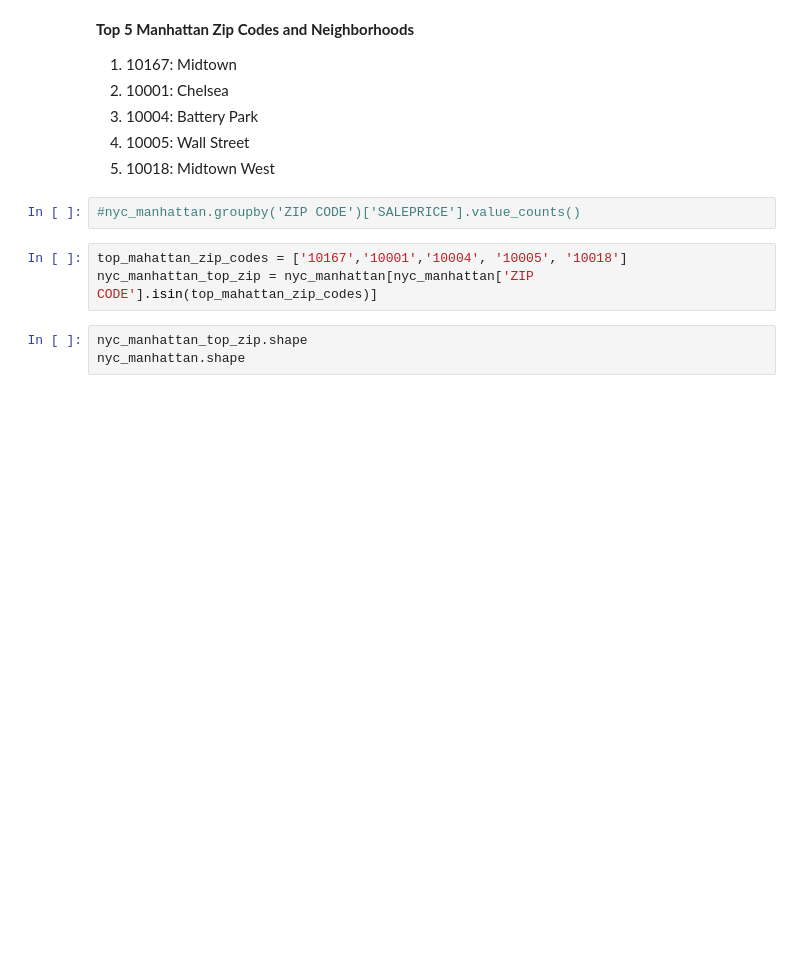
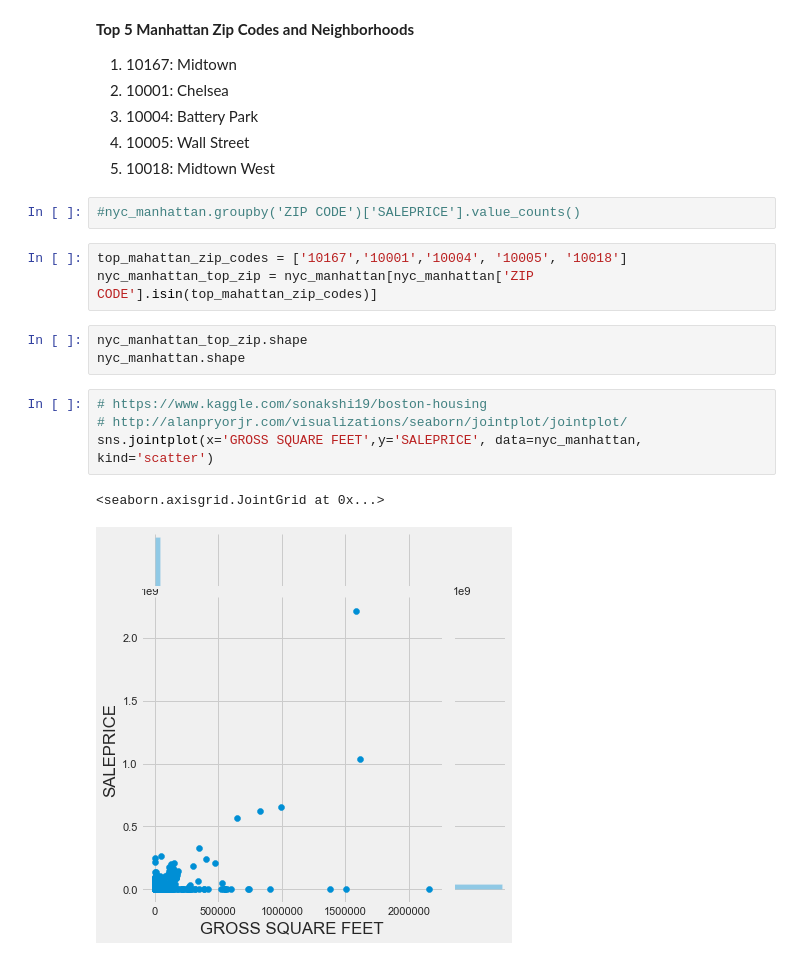
Before and after one commit to allenau1/dat-sf-60-hw, a Jupyter notebook: final_project/final_project_allen_au.ipynb, the cells around one changed output. Saved outputs shown, nothing was run; the diff lists cells and outputs as text; blank space fills up the shorter version.

```diff
--- a/final_project/final_project_allen_au.ipynb
+++ b/final_project/final_project_allen_au.ipynb
@@ -407,3 +411,10 @@ nyc_manhattan_top_zip = nyc_manhattan[nyc_manhattan['ZIP CODE'].isin(top_mahatta
 # %%
 nyc_manhattan_top_zip.shape
 nyc_manhattan.shape
+# %%
+# https://www.kaggle.com/sonakshi19/boston-housing
+# http://alanpryorjr.com/visualizations/seaborn/jointplot/jointplot/
+sns.jointplot(x='GROSS SQUARE FEET',y='SALEPRICE', data=nyc_manhattan, kind='scatter')
+# %% [output]
+<seaborn.axisgrid.JointGrid at 0x...>
+[figure, added]
```
Also changed, not shown: parts of 1 cell of this notebook, 1 other file.
